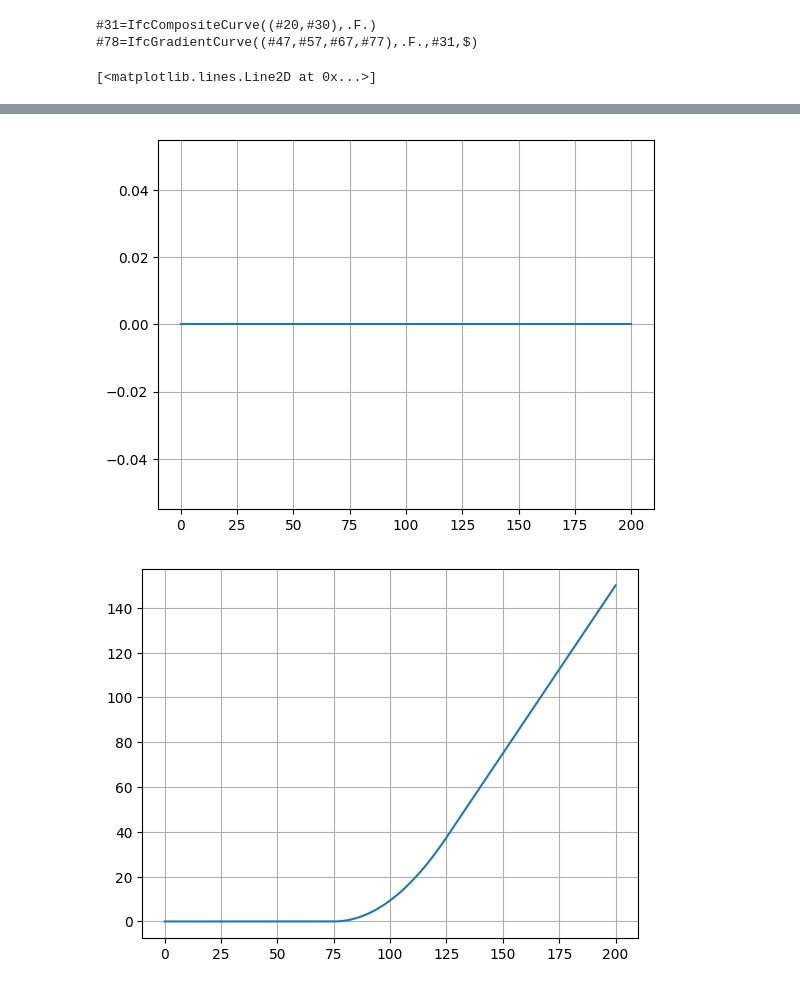
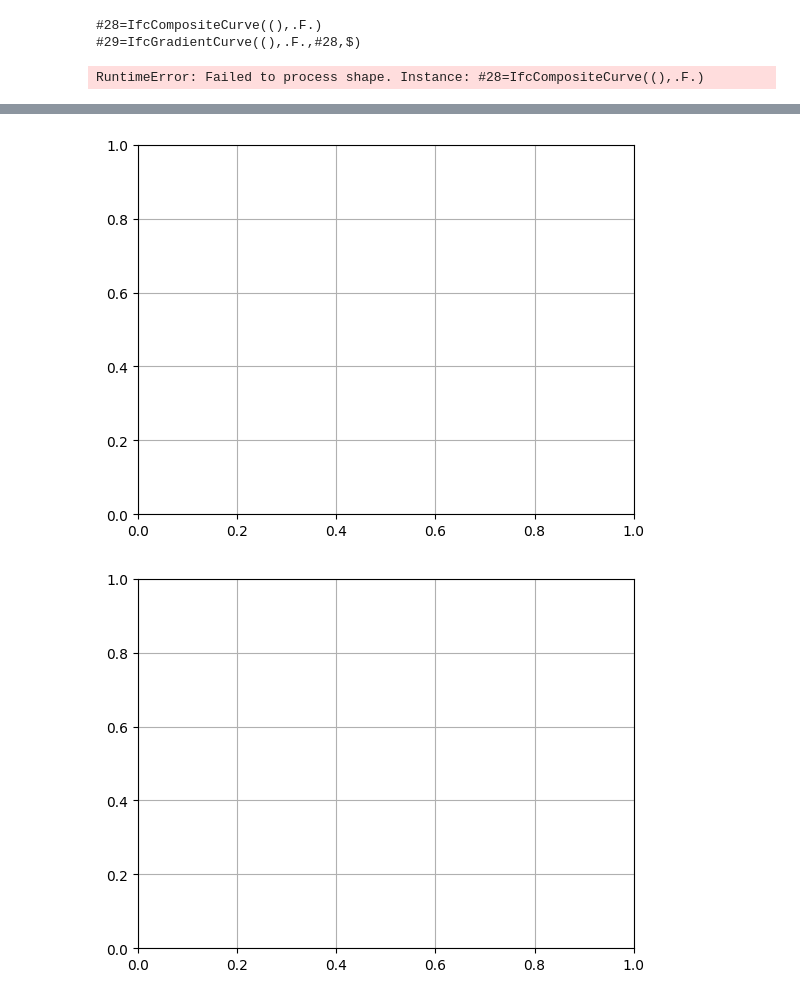
Before and after one commit to RickBrice/IfcAlignmentDriver, a Jupyter notebook: Notebooks/AlignmentAPI_Test.ipynb, the cells around one changed output, grey strips where cells are left out. Cells and saved outputs as stored; diff of their text form; code cells hidden in the pictures.

```diff
--- a/Notebooks/AlignmentAPI_Test.ipynb
+++ b/Notebooks/AlignmentAPI_Test.ipynb
@@ -62,8 +62,9 @@ fig3.plot(distances,z)
 #    l = segment.SegmentLength
 #    print(ifcopenshell.alignment.evaluate_segment(segment,l.wrappedValue/2.))
 
+model.write("C:/Users/bricer\OneDrive - Washington State Department of Transportation/Desktop/Test.ifc")
 #model.write("C:/Users/rickb/OneDrive/Desktop/Test.ifc")
 # %% [output]
-#31=IfcCompositeCurve((#20,#30),.F.)
-#78=IfcGradientCurve((#47,#57,#67,#77),.F.,#31,$)
+#28=IfcCompositeCurve((),.F.)
+#29=IfcGradientCurve((),.F.,#28,$)
-[<matplotlib.lines.Line2D at 0x...>]
+RuntimeError: Failed to process shape. Instance: #28=IfcCompositeCurve((),.F.)
@@ -71,2 +72,2 @@ fig3.plot(distances,z)
-[figure, old version]
+[figure, new version]
-[figure, old version]
+[figure, new version]
```
Also changed, not shown: parts of 1 cell of this notebook, 4 other files.
